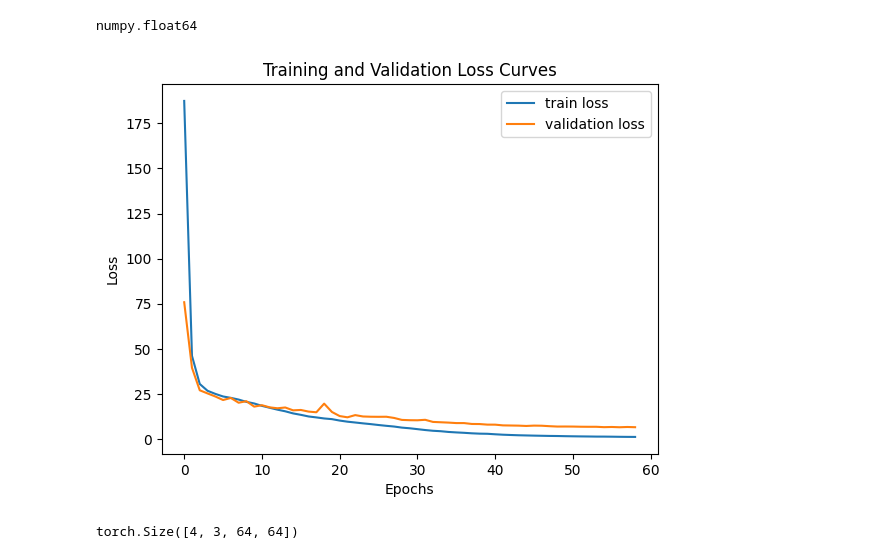
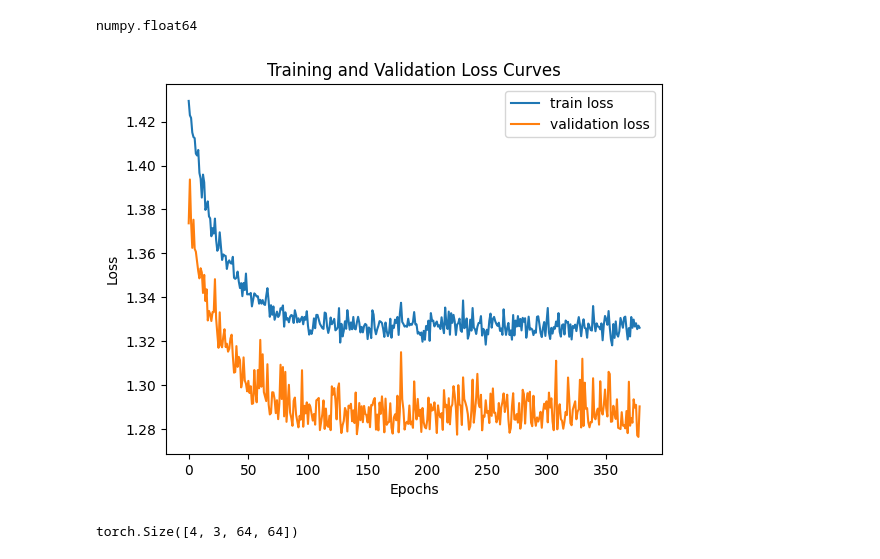
Before and after one commit to hao1306/gr, a Jupyter notebook: draft.ipynb, the cells around one changed output. Saved outputs shown, nothing was run; the diff lists cells and outputs as text; code cells hidden in the pictures.

```diff
--- a/draft.ipynb
+++ b/draft.ipynb
@@ -18,24 +100,26 @@ print(b.size)
 # %%
-path = 'weights/all_camera/try01/loss'
+path = 'weights/one_camera/try07_LSTM_noImage_L1/loss'
 data = []
 with open(path, 'r') as f:
     aa = csv.reader(f)
     for row in aa:
         data.append(row)
 
 data = data[1:-1]
 data = np.array(data).astype(float)
 plt.figure()
-plt.plot(data[:, 0], label='train loss')
-plt.plot(data[:, 1], label='validation loss')
+plt.plot(data[120:, 0], label='train loss')
+plt.plot(data[120:, 1], label='validation loss')
+# plt.plot(data[10:50, 0], label='train loss')
+# plt.plot(data[10:50, 1], label='validation loss')
 plt.legend()
 plt.xlabel('Epochs')
 plt.ylabel('Loss')
 plt.title('Training and Validation Loss Curves')
 type(data[1, 0])
 # %% [output]
 numpy.float64
-[figure, old version]
+[figure, new version]
 # %%
 import torch
 
```
Also changed, not shown: parts of 5 cells of this notebook.
